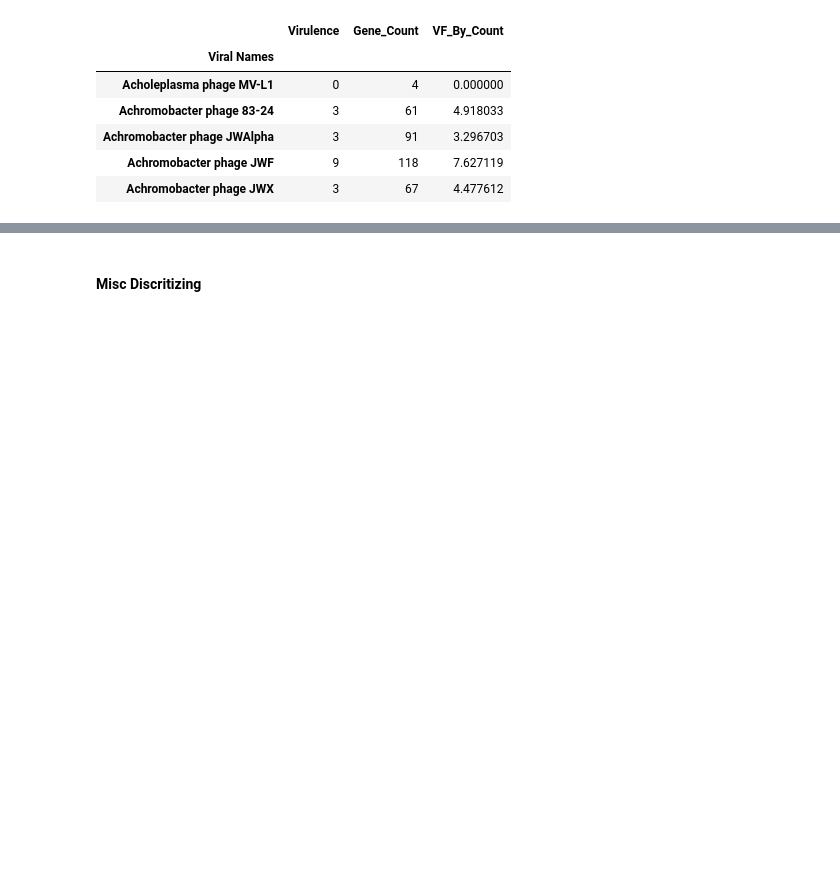
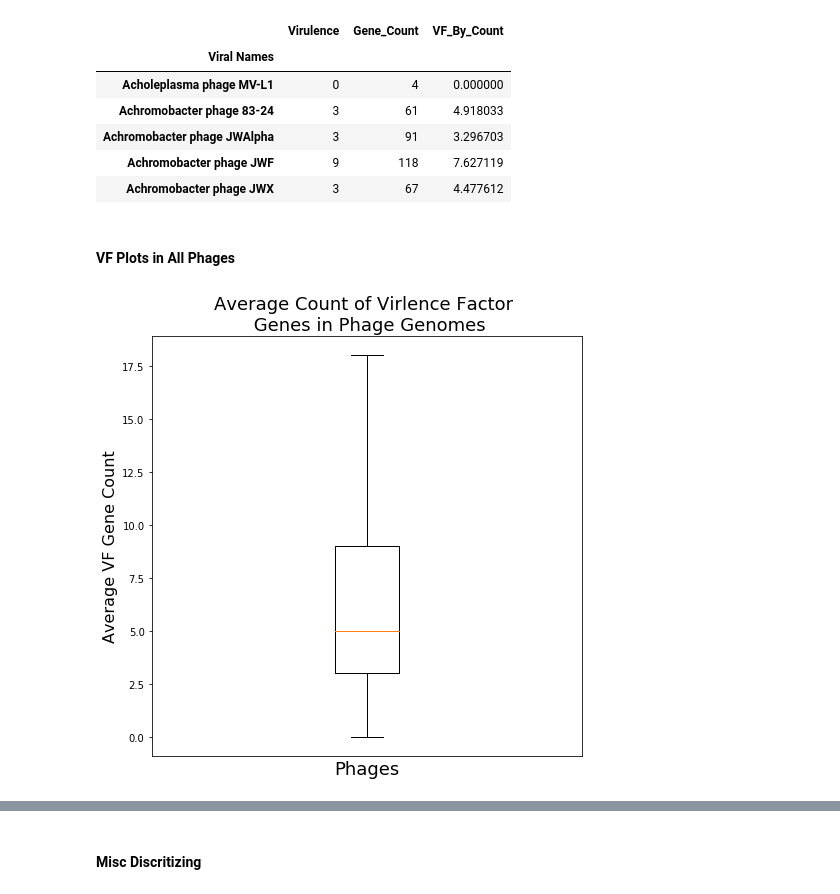
Before and after one commit to glickmac/VF_HMM, a Jupyter notebook: Virulence_HMMs/HMM_Paser.ipynb, the cells around one changed output, grey strips where cells are left out. Drawn from its saved outputs; the diff is of its cells as text; code cells hidden in the pictures; blank space fills up the shorter version.

```diff
--- a/Virulence_HMMs/HMM_Paser.ipynb
+++ b/Virulence_HMMs/HMM_Paser.ipynb
@@ -128,4 +149,23 @@ test2.head()
 | Achromobacter phage JWAlpha | 3 | 91 | 3.296703 |
 | Achromobacter phage JWF | 9 | 118 | 7.627119 |
 | Achromobacter phage JWX | 3 | 67 | 4.477612 |
+# %% [markdown]
+#### VF Plots in All Phages
+# %%
+#### Counts
+import matplotlib.pyplot as plt
+import matplotlib as mpl
+%matplotlib inline
+items = test2.Virulence
+plt.figure(figsize=(7, 7))
+plt.boxplot(items, sym='')
+plt.xticks([])
+plt.rc('ytick', labelsize=10)
+plt.title('Average Count of Virlence Factor \n Genes in Phage Genomes', fontsize=18)
+plt.xlabel('Phages', fontsize=18)
+plt.ylabel('Average VF Gene Count', fontsize=16)
+plt.tight_layout()
+plt.savefig('All_Phages_Count.jpg', transparent=True)
+# %% [output]
+[figure, added]
 # %%
```
Also changed, not shown: parts of 24 cells of this notebook, 3 other files.
